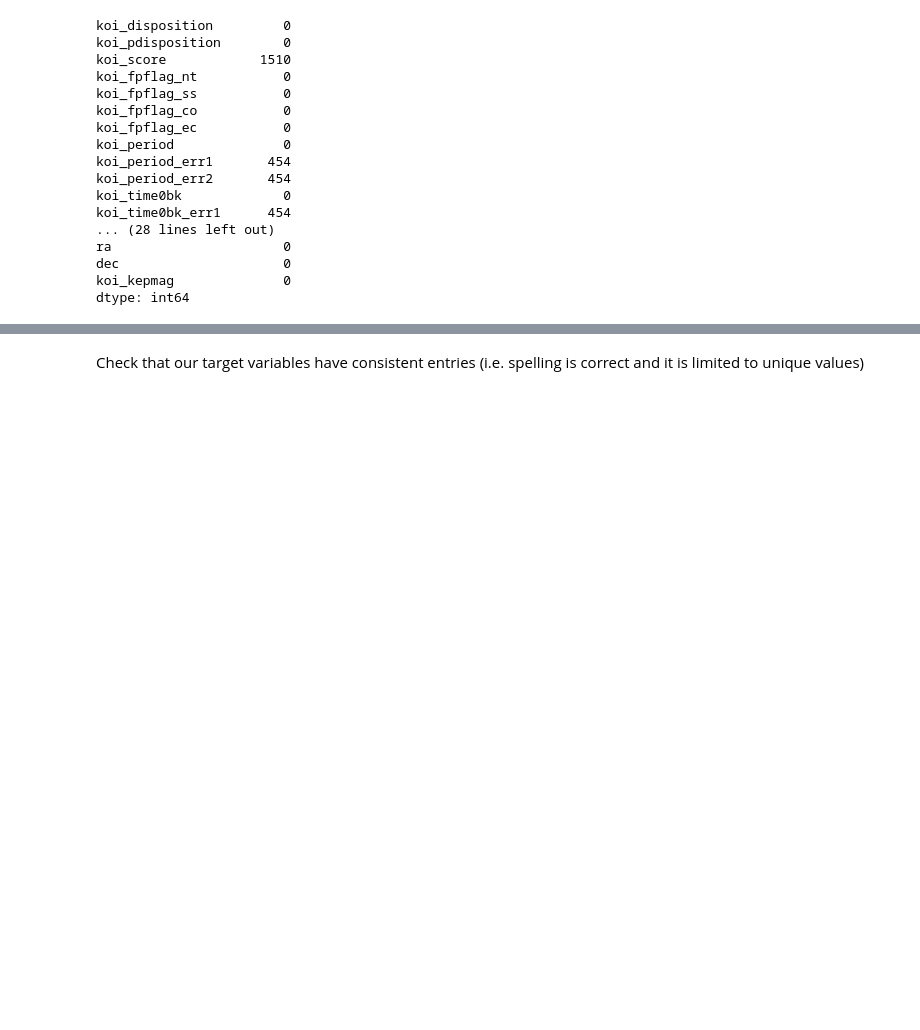
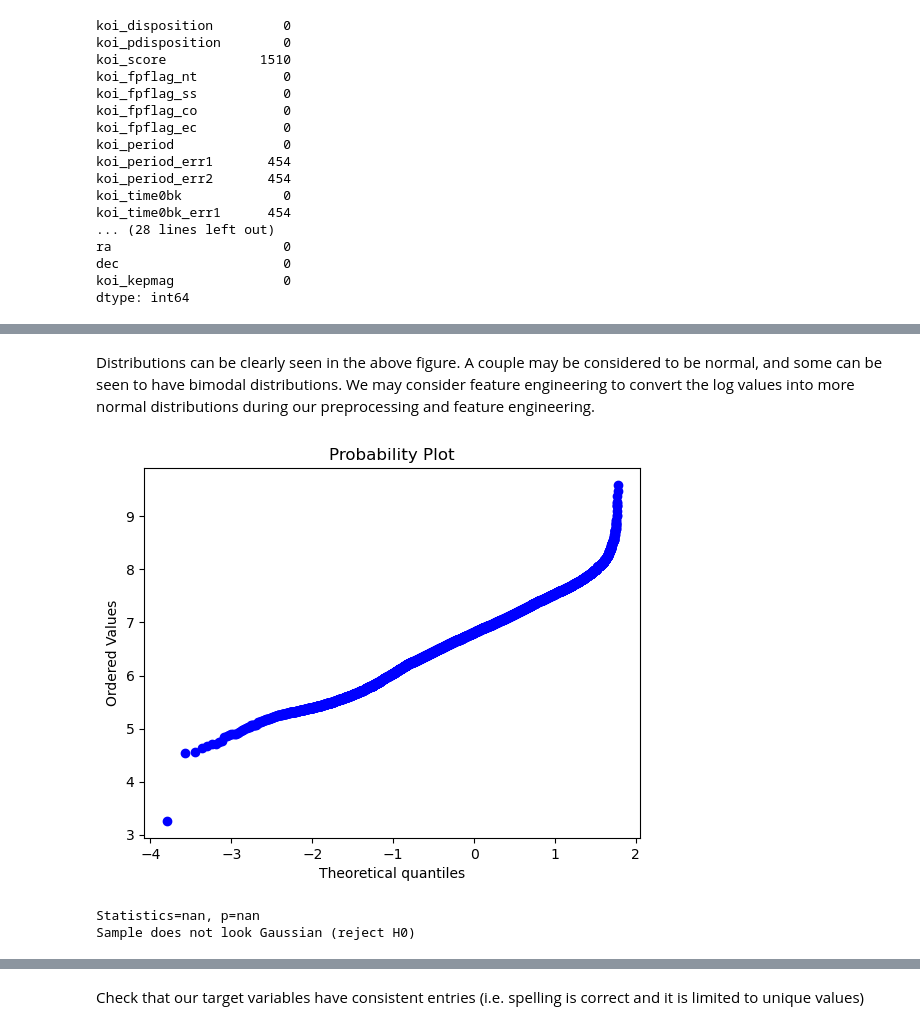
Before and after one commit to adrianveen/lhl_final_project, a Jupyter notebook: notebooks/exploration.ipynb, the cells around one changed output, grey strips where cells are left out. Cells and saved outputs as stored; diff of their text form; code cells hidden in the pictures; blank space fills up the shorter version.

```diff
--- a/notebooks/exploration.ipynb
+++ b/notebooks/exploration.ipynb
@@ -590,0 +716,26 @@ dtype: int64
+# %% [markdown]
+Distributions can be clearly seen in the above figure. A couple may be considered to be normal, and some can be seen to have bimodal distributions. We may consider feature engineering to convert the log values into more normal distributions during our preprocessing and feature engineering.
+# %%
+#checking the distribution of the log of koi_teq which appears to have the most log-normal distribution
+import scipy.stats as stats
+
+stats.probplot(kois_no_err_log['koi_teq'], dist="norm", plot=plt)
+plt.show()
+# %% [output]
+[figure, added]
+# %%
+#checking the distribution of the log of koi_teq which appears to have the most log-normal distribution
+from scipy.stats import kstest
+
+stat, p = kstest(kois_no_err_log['koi_teq'], 'norm')
+print('Statistics=%.3f, p=%.3f' % (stat, p))
+
+# Interpretation
+alpha = 0.05
+if p > alpha:
+    print('Sample looks Gaussian (fail to reject H0)')
+else:
+    print('Sample does not look Gaussian (reject H0)')
+# %% [output]
+Statistics=nan, p=nan
+Sample does not look Gaussian (reject H0)
```
Also changed, not shown: parts of 41 cells of this notebook.
